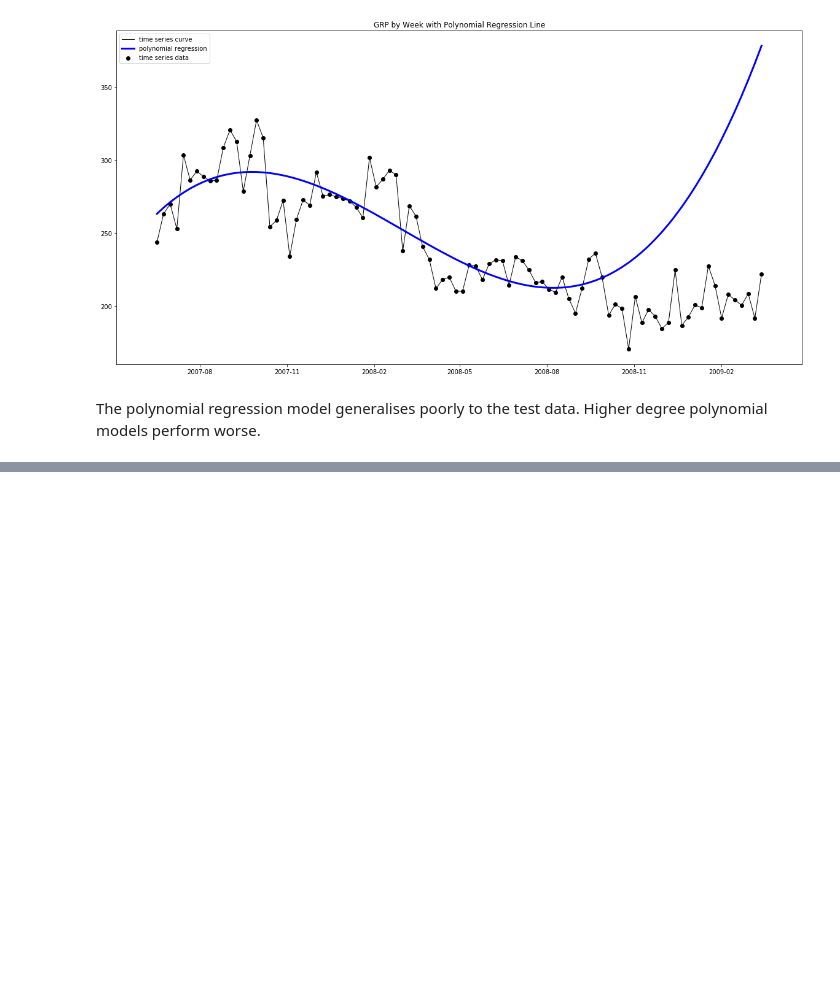
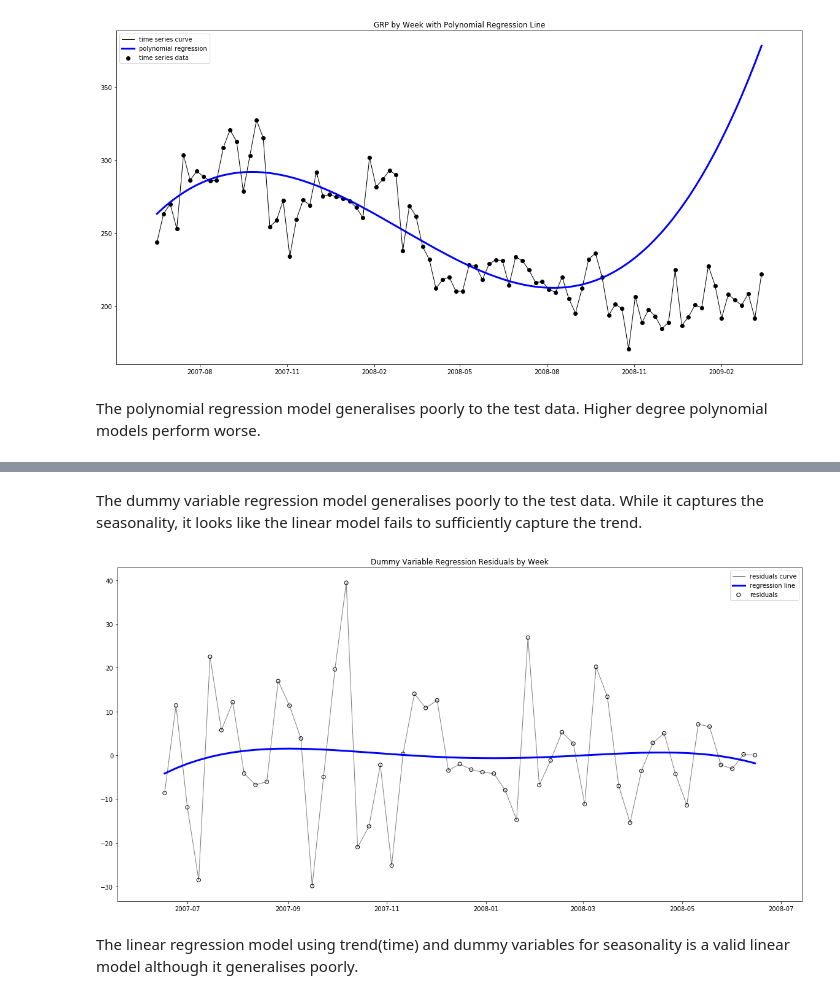
Before and after one commit to tkokkeng/KE5108-TVChannelRatings, a Jupyter notebook: linReg.ipynb, the cells around one changed output, grey strips where cells are left out. Saved outputs shown, nothing was run; the diff lists cells and outputs as text; code cells hidden in the pictures; blank space fills up the shorter version.

```diff
--- a/linReg.ipynb
+++ b/linReg.ipynb
@@ -259,0 +343,22 @@ The polynomial regression model generalises poorly to the test data. Higher degr
+# %% [markdown]
+The dummy variable regression model generalises poorly to the test data. While it captures the seasonality, it looks like the linear model fails to sufficiently capture the trend.
+# %%
+residuals = train_ts_dummy_df['GRP'].values - dummy_var_reg_train_pred
+dummy_var_reg_res = Pipeline(
+    [
+        ('poly', PolynomialFeatures(degree=4)),
+        ('linear', LinearRegression(fit_intercept=False))])
+dummy_var_reg_res.fit(train_ts_dummy_df['week'].values.reshape(-1, 1), residuals)
+dummy_var_reg_res_pred = dummy_var_reg_res.predict(train_ts_dummy_df['week'].values.reshape(-1, 1))
+# %%
+plt.figure(figsize=(20, 10))
+plt.title('Dummy Variable Regression Residuals by Week')
+plt.scatter(train_ts_df.index.values, residuals, color='black', marker='o', label='residuals', facecolors='none')
+plt.plot(train_ts_df.index.values, residuals, color='black', linewidth=1, label='residuals curve', alpha=.5)
+plt.plot(train_ts_df.index.values, dummy_var_reg_res_pred, color='blue', linewidth=3, label='regression line')
+plt.legend()
+plt.show()
+# %% [output]
+[figure, added]
+# %% [markdown]
+The linear regression model using trend(time) and dummy variables for seasonality is a valid linear model although it generalises poorly.
```
Also changed, not shown: parts of 15 cells of this notebook.
